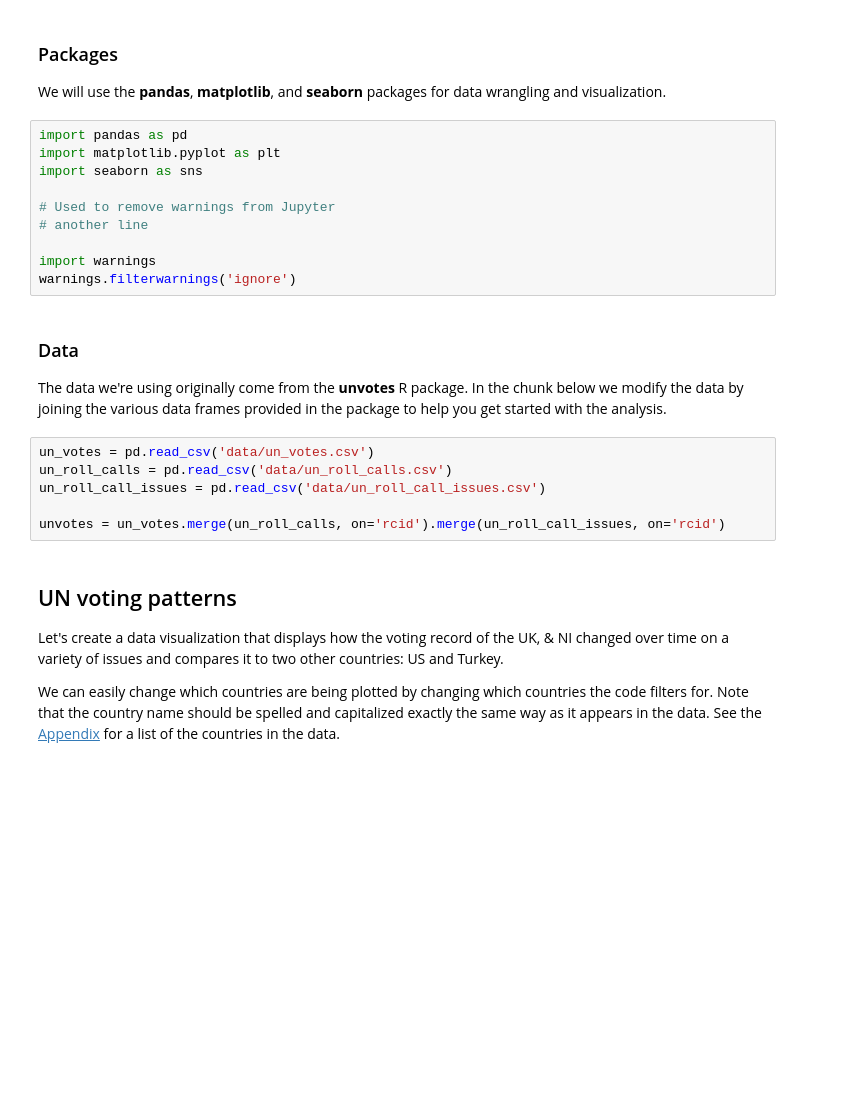
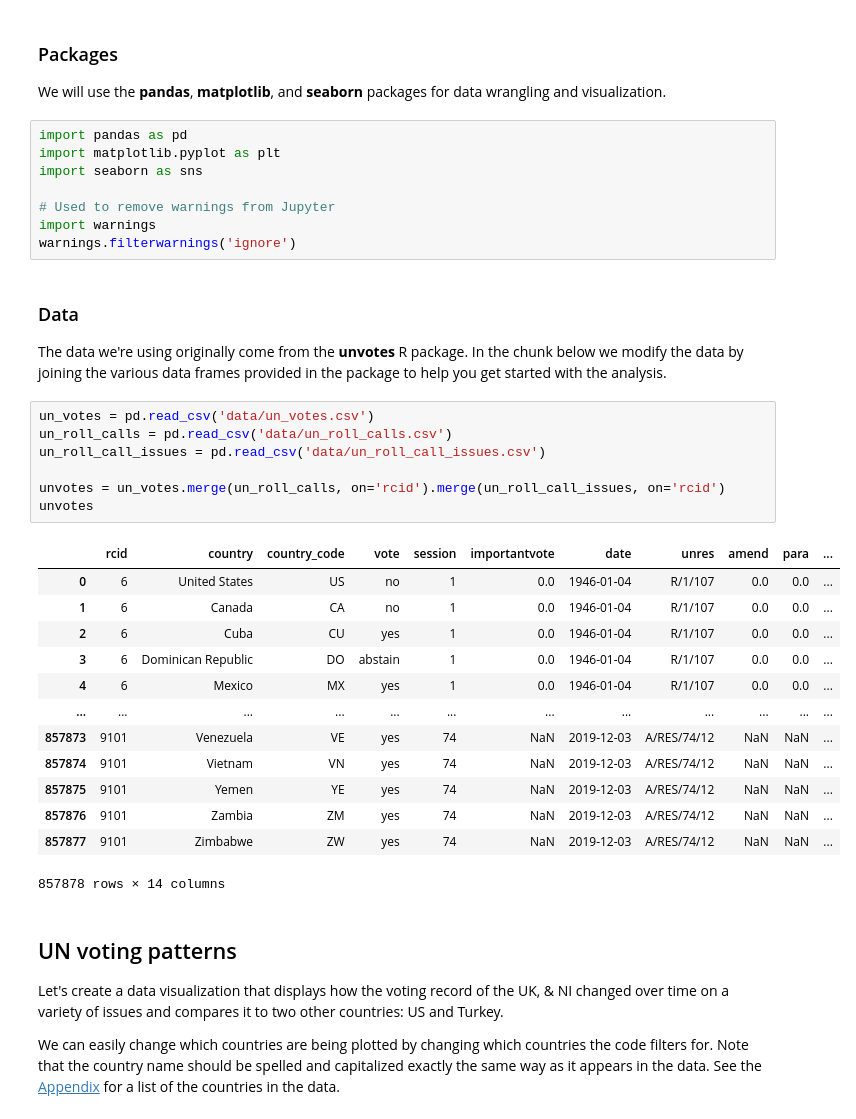
Before and after one commit to neoooks/ae-00-unvotes, a Jupyter notebook: unvotes.ipynb, the cells around one changed output. Cells and saved outputs as stored; diff of their text form; blank space fills up the shorter version.

```diff
--- a/unvotes.ipynb
+++ b/unvotes.ipynb
@@ -13,8 +13,6 @@ import matplotlib.pyplot as plt
 import seaborn as sns
 
 # Used to remove warnings from Jupyter
-# another line
-
 import warnings
 warnings.filterwarnings('ignore')
 # %% [markdown]
@@ -25,9 +23,24 @@ In the chunk below we modify the data by joining the various data frames provide
 # %%
 un_votes = pd.read_csv('data/un_votes.csv')
 un_roll_calls = pd.read_csv('data/un_roll_calls.csv')
 un_roll_call_issues = pd.read_csv('data/un_roll_call_issues.csv')
 
 unvotes = un_votes.merge(un_roll_calls, on='rcid').merge(un_roll_call_issues, on='rcid')
+unvotes
+# %% [output]
+|  | rcid | country | country_code | vote | session | importantvote | date | unres | amend | para | ... |
+| 0 | 6 | United States | US | no | 1 | 0.0 | 1946-01-04 | R/1/107 | 0.0 | 0.0 | ... |
+| 1 | 6 | Canada | CA | no | 1 | 0.0 | 1946-01-04 | R/1/107 | 0.0 | 0.0 | ... |
+| 2 | 6 | Cuba | CU | yes | 1 | 0.0 | 1946-01-04 | R/1/107 | 0.0 | 0.0 | ... |
+| 3 | 6 | Dominican Republic | DO | abstain | 1 | 0.0 | 1946-01-04 | R/1/107 | 0.0 | 0.0 | ... |
+| 4 | 6 | Mexico | MX | yes | 1 | 0.0 | 1946-01-04 | R/1/107 | 0.0 | 0.0 | ... |
+| ... | ... | ... | ... | ... | ... | ... | ... | ... | ... | ... | ... |
+| 857873 | 9101 | Venezuela | VE | yes | 74 | NaN | 2019-12-03 | A/RES/74/12 | NaN | NaN | ... |
+| 857874 | 9101 | Vietnam | VN | yes | 74 | NaN | 2019-12-03 | A/RES/74/12 | NaN | NaN | ... |
+| 857875 | 9101 | Yemen | YE | yes | 74 | NaN | 2019-12-03 | A/RES/74/12 | NaN | NaN | ... |
+| 857876 | 9101 | Zambia | ZM | yes | 74 | NaN | 2019-12-03 | A/RES/74/12 | NaN | NaN | ... |
+| 857877 | 9101 | Zimbabwe | ZW | yes | 74 | NaN | 2019-12-03 | A/RES/74/12 | NaN | NaN | ... |
+857878 rows × 14 columns
 # %% [markdown]
 ## UN voting patterns
 
```
Also changed, not shown: parts of 1 cell of this notebook.
